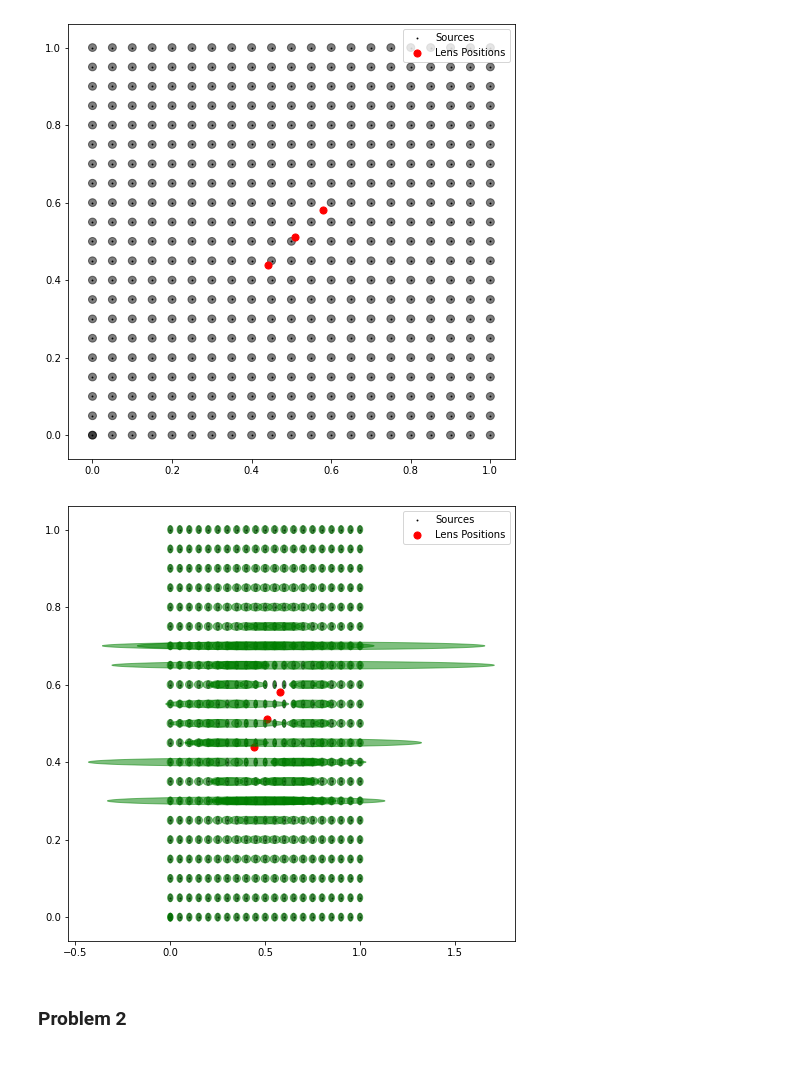
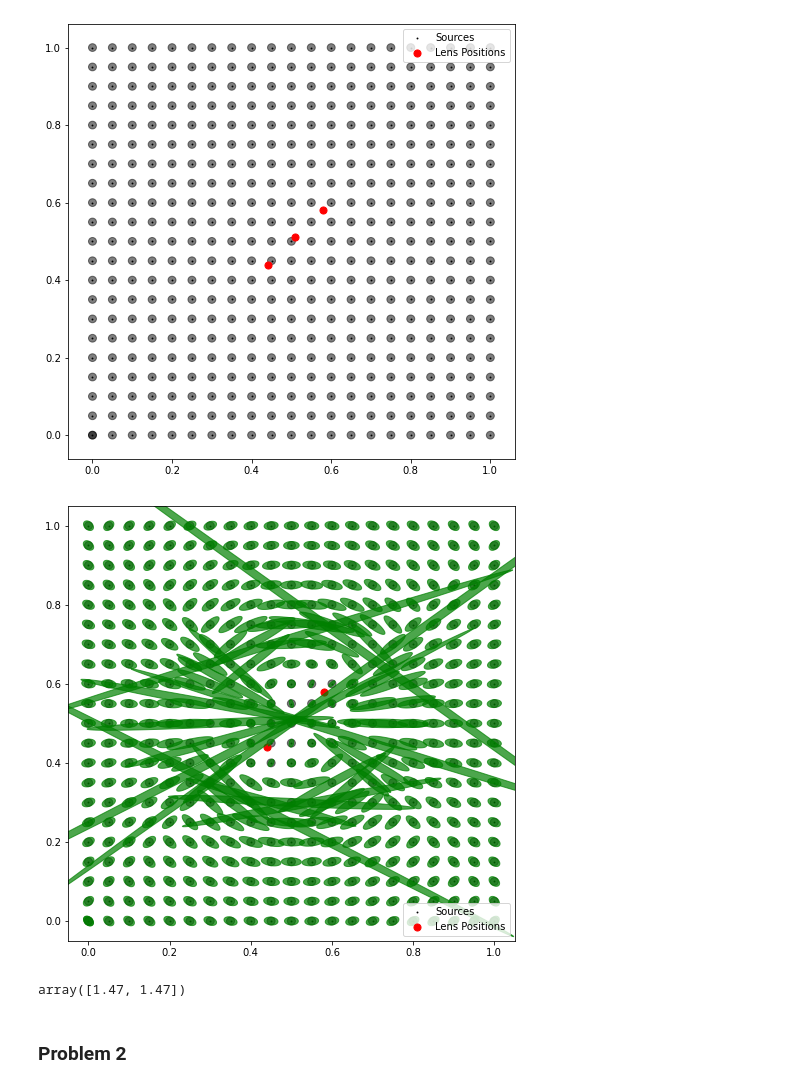
Before and after one commit to tylerbarna/AST8110, a Jupyter notebook: pset06/pset06.ipynb, the cells around one changed output. Drawn from its saved outputs; the diff is of its cells as text; code cells hidden in the pictures.

```diff
--- a/pset06/pset06.ipynb
+++ b/pset06/pset06.ipynb
@@ -123,7 +123,9 @@ def R(source):
     Calculates the distance R from the source to the lens and then sums over all lenses
     """
     xy = [np.array(source) - lens for lens in lens_xy]
+    #xy = np.sum([np.array(source) - lens for lens in lens_xy],axis=0)
     radii = [norm(item) for item in xy]
+    #radii = np.array([np.sum([norm(item) for item in xy])])
     #print(radii)
     return  radii
 
@@ -131,10 +133,14 @@ def gamma(source):
     """
     Calculates the gamma value at a given source position
     """
-    x, y = source
+    x, y = np.sum([source - lens for lens in lens_xy],axis=0)
     g1 = [b* (y**2 - x**2)/(2* rad **3) for rad in R(source)]
     g2 = [- b * x * y / (rad **3) for rad in R(source)]
     return g1, g2
+
+def phi(source):
+    g1, g2 = gamma(source)
+    return 0.5 * np.arctan(np.sum(g2)/np.sum(g1))
 
 def kappa(source):
     """
@@ -145,35 +151,48 @@ def kappa(source):
 
 def axis(source):
     A = sr/(1-2*kappa(source))
     B = sr
     return np.array([A,B])
 
 def plot_img(x, y):
     ## calculate gamma and kappa
     g1, g2 = gamma([x,y])
     kap = kappa([x,y])
 
     t = np.linspace(0, 2*np.pi, 100)
     A, B = axis([x,y])
     x1 = x + A * np.cos(t)
     y1 = y + B * np.sin(t)
 
     ## define ellipse that can be rotated and create/apply rotation matrix
     ell = np.array([A * np.cos(t), B * np.sin(t)])
+    t_rot = phi([x,y])
+    R_rot = np.array([[np.cos(t_rot) , -np.sin(t_rot)],
+                      [np.sin(t_rot) , np.cos(t_rot)]])
+    Ell_rot = np.zeros((2,ell.shape[1]))
+    for i in range(ell.shape[1]):
+        Ell_rot[:,i] = np.dot(R_rot,ell[:,i])
+    x2, y2 = Ell_rot[0,:] + x, Ell_rot[1,:] + y
 
-    ax.fill(x1, y1, color="g", alpha =0.5)
+
+    ax.fill(x2, y2, color="g", alpha =0.7)
 
 vec_plot_img = np.vectorize(plot_img)
 
 fig, ax = plt.subplots(figsize=(8,8),facecolor="w")
 ax.scatter(xx, yy,  color="k",s=0.8, label="Sources");
 ps(xx,yy)
 ax.scatter(lens_xy[:,0], lens_xy[:,1], color="r", s=50, label="Lens Positions");
+ax.set_xlim(-0.05,1.05); ax.set_ylim(-0.05,1.05)
 vec_plot_img(xx,yy)
 ax.legend()
 plt.show();
 # %% [output]
-[figure, old version]
+[figure, new version]
+# %%
+np.sum([(1,1) - lens for lens in lens_xy], axis=0  )
+# %% [output]
+array([1.47, 1.47])
 # %% [markdown]
 ### Problem 2
 # %% [markdown]
```
